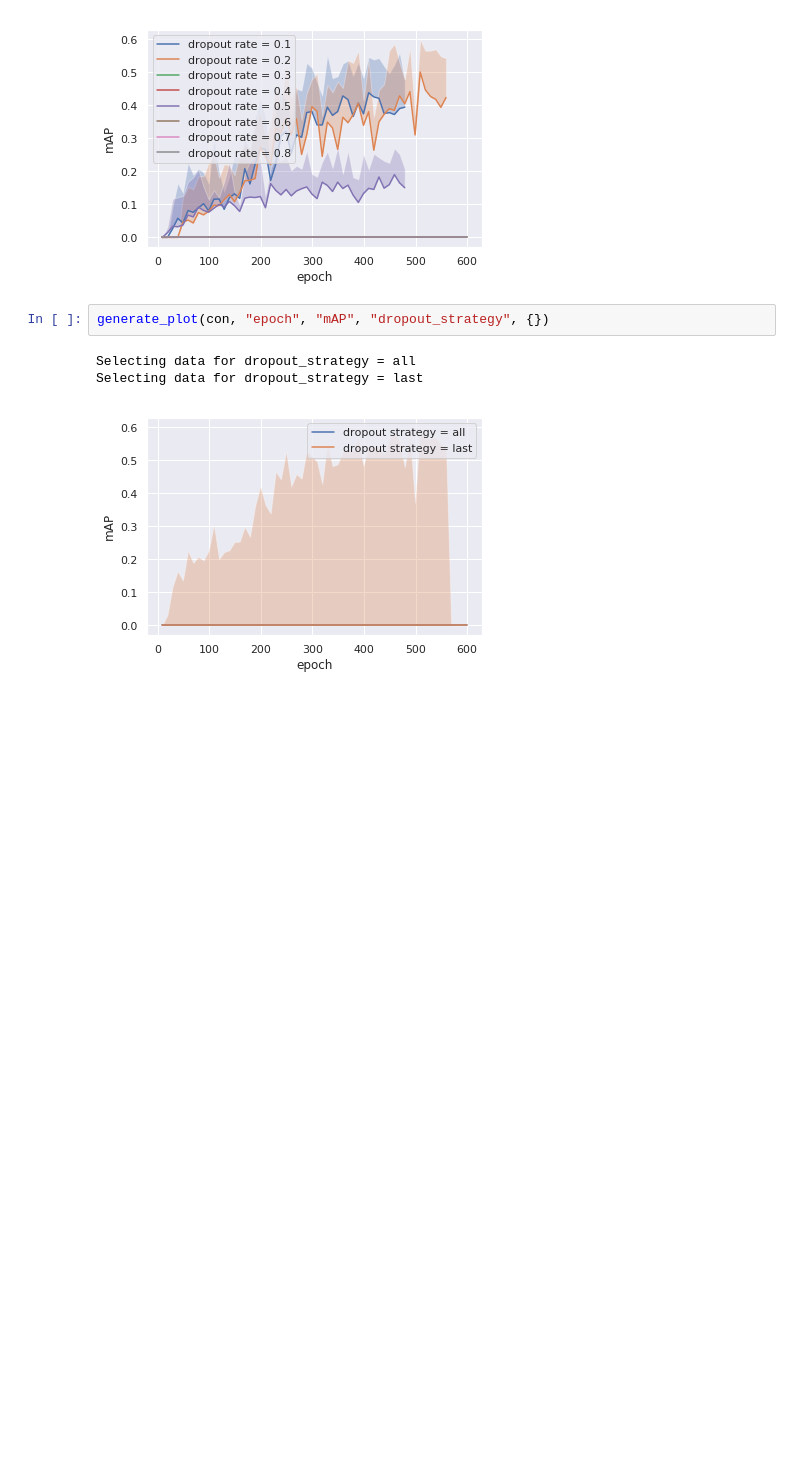
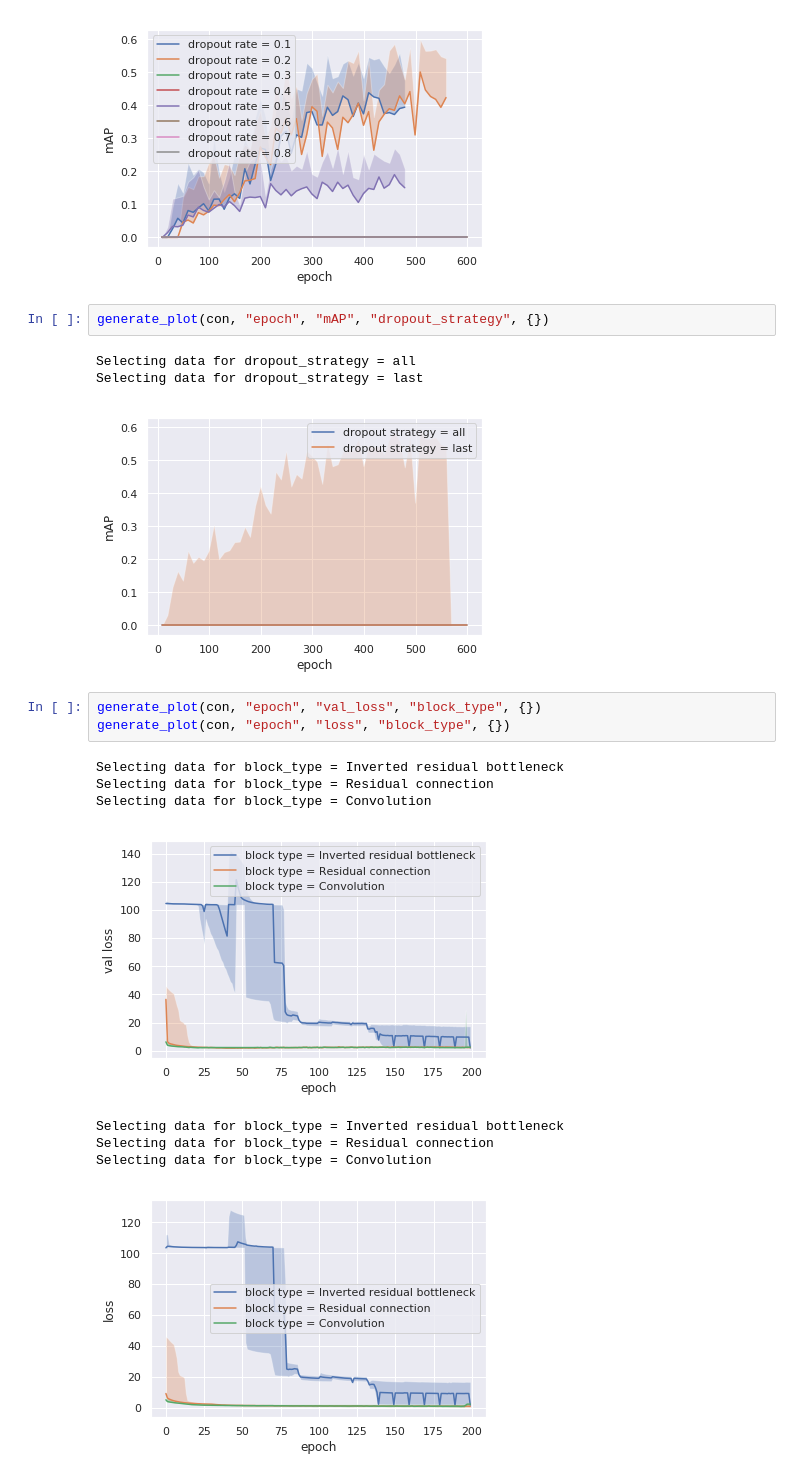
Before and after one commit to anliec/keras-cv, a Jupyter notebook: graphs_epochs.ipynb, the cells around one changed output. Cells and saved outputs as stored; diff of their text form; blank space fills up the shorter version.

```diff
--- a/graphs_epochs.ipynb
+++ b/graphs_epochs.ipynb
@@ -169,3 +188,15 @@ generate_plot(con, "epoch", "mAP", "dropout_strategy", {})
 Selecting data for dropout_strategy = all
 Selecting data for dropout_strategy = last
 [figure]
+# %%
+generate_plot(con, "epoch", "val_loss", "block_type", {})
+generate_plot(con, "epoch", "loss", "block_type", {})
+# %% [output]
+Selecting data for block_type = Inverted residual bottleneck
+Selecting data for block_type = Residual connection
+Selecting data for block_type = Convolution
+[figure, added]
+Selecting data for block_type = Inverted residual bottleneck
+Selecting data for block_type = Residual connection
+Selecting data for block_type = Convolution
+[figure, added]
```
Also changed, not shown: parts of 4 cells of this notebook, 2 other files.
